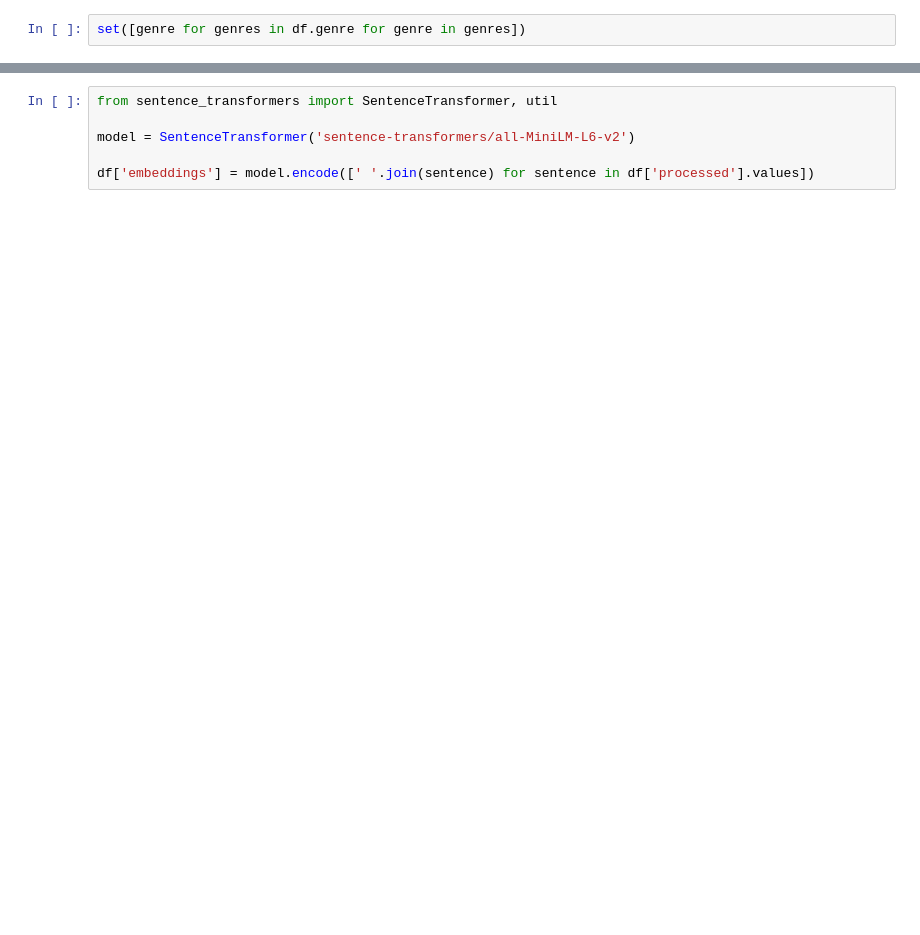
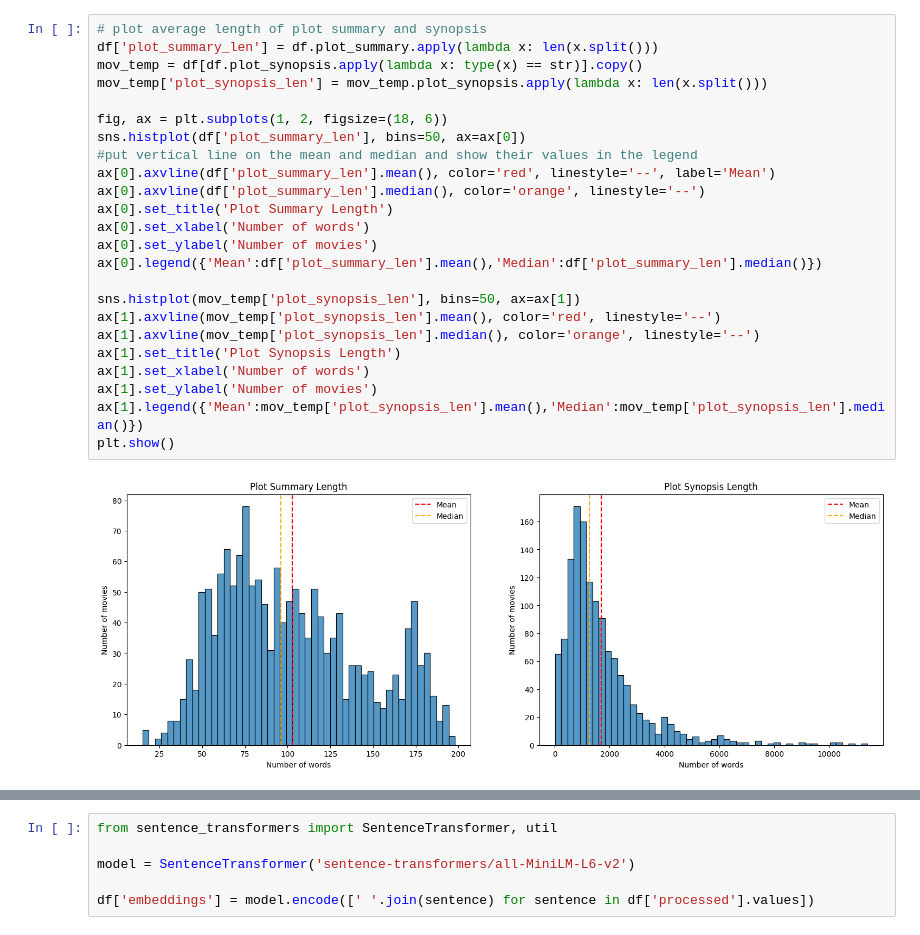
Before and after one commit to enricocipolla/movienetwork, a Jupyter notebook: simulationproj.ipynb, the cells around one changed output, grey strips where cells are left out. Drawn from its saved outputs; the diff is of its cells as text; blank space fills up the shorter version.

Commit message:
some plots

```diff
--- a/simulationproj.ipynb
+++ b/simulationproj.ipynb
@@ -12,2 +22,26 @@ df.head()
-# %%
-set([genre for genres in df.genre for genre in genres])
+# %%
+# plot average length of plot summary and synopsis
+df['plot_summary_len'] = df.plot_summary.apply(lambda x: len(x.split()))
+mov_temp = df[df.plot_synopsis.apply(lambda x: type(x) == str)].copy()
+mov_temp['plot_synopsis_len'] = mov_temp.plot_synopsis.apply(lambda x: len(x.split()))
+
+fig, ax = plt.subplots(1, 2, figsize=(18, 6))
+sns.histplot(df['plot_summary_len'], bins=50, ax=ax[0])
+#put vertical line on the mean and median and show their values in the legend
+ax[0].axvline(df['plot_summary_len'].mean(), color='red', linestyle='--', label='Mean')
+ax[0].axvline(df['plot_summary_len'].median(), color='orange', linestyle='--')
+ax[0].set_title('Plot Summary Length')
+ax[0].set_xlabel('Number of words')
+ax[0].set_ylabel('Number of movies')
+ax[0].legend({'Mean':df['plot_summary_len'].mean(),'Median':df['plot_summary_len'].median()})
+
+sns.histplot(mov_temp['plot_synopsis_len'], bins=50, ax=ax[1])
+ax[1].axvline(mov_temp['plot_synopsis_len'].mean(), color='red', linestyle='--')
+ax[1].axvline(mov_temp['plot_synopsis_len'].median(), color='orange', linestyle='--')
+ax[1].set_title('Plot Synopsis Length')
+ax[1].set_xlabel('Number of words')
+ax[1].set_ylabel('Number of movies')
+ax[1].legend({'Mean':mov_temp['plot_synopsis_len'].mean(),'Median':mov_temp['plot_synopsis_len'].median()})
+plt.show()
+# %% [output]
+[figure, added]
```
Also changed, not shown: parts of 7 cells of this notebook, 1 other file.
